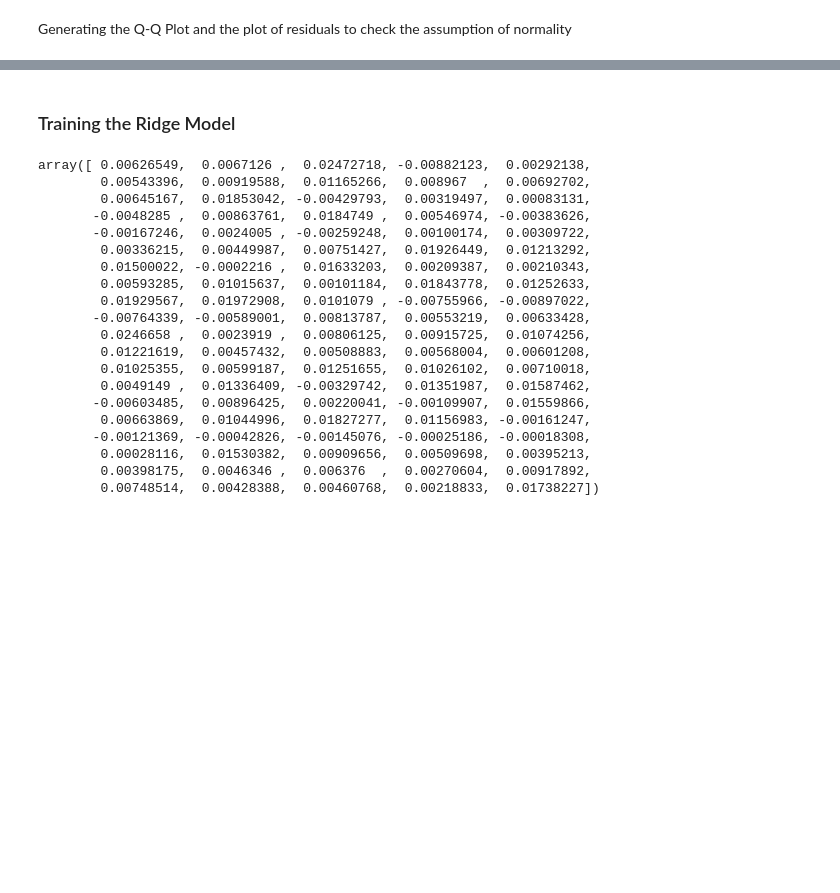
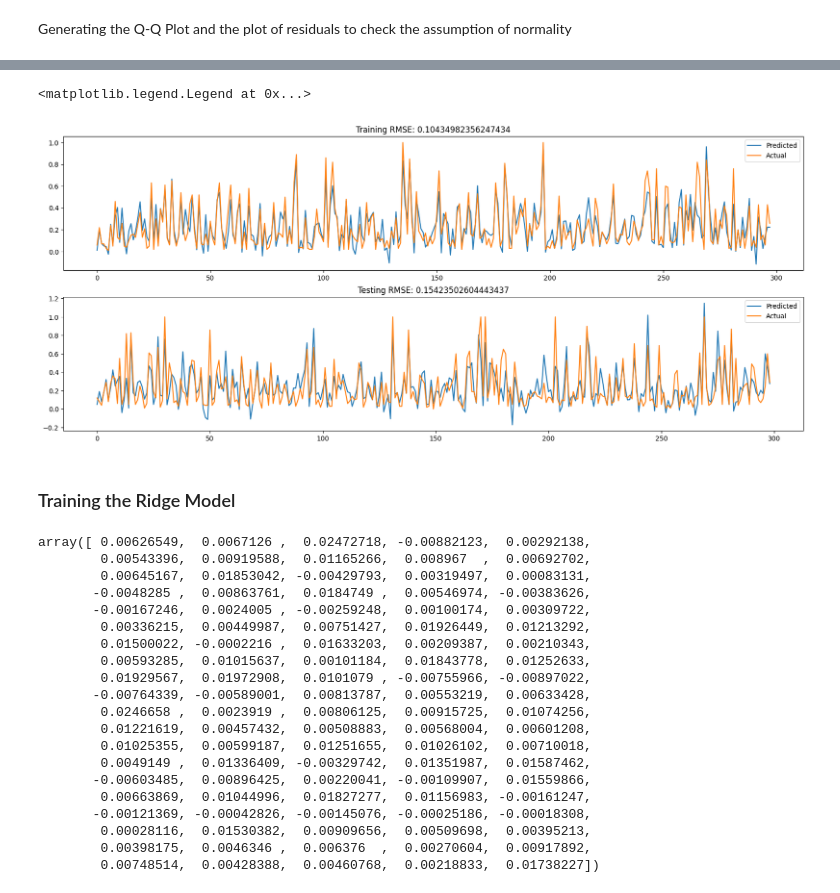
Before and after one commit to aidanlockwood20/CAB420-Codebase, a Jupyter notebook: Assessment/assignment_1a/assignment_1a.ipynb, the cells around one changed output, grey strips where cells are left out. Cells and saved outputs as stored; diff of their text form; code cells hidden in the pictures; blank space fills up the shorter version.

```diff
--- a/Assessment/assignment_1a/assignment_1a.ipynb
+++ b/Assessment/assignment_1a/assignment_1a.ipynb
@@ -236,6 +237,21 @@ RMSE Test of Linear Model: 0.1542350260444345
 Text(0.5, 1.0, 'Predicted Values vs Residuals')
 [figure]
 [figure]
+# %%
+fig = plt.figure(figsize=[20, 8])
+ax = fig.add_subplot(2, 1, 1)
+ax.plot(np.arange(len(linear_regression_training_metrics[0])), linear_regression_training_metrics[0], label='Predicted')
+ax.plot(np.arange(len(linear_regression_training_metrics[0])), y_q1_train, label='Actual')
+ax.set_title(f'Training RMSE: {rmse_train}')
+ax.legend()
+ax = fig.add_subplot(2, 1, 2)
+ax.plot(np.arange(len(linear_regression_testing_metrics[0])), linear_regression_testing_metrics[0], label='Predicted')
+ax.plot(np.arange(len(linear_regression_testing_metrics[0])), y_q1_test, label='Actual')
+ax.set_title(f'Testing RMSE: {rmse_test}')
+ax.legend()
+# %% [output]
+<matplotlib.legend.Legend at 0x...>
+[figure, added]
 # %% [markdown]
 ### Training the Ridge Model
 # %%
```
Also changed, not shown: parts of 22 cells of this notebook, 1 other file.
